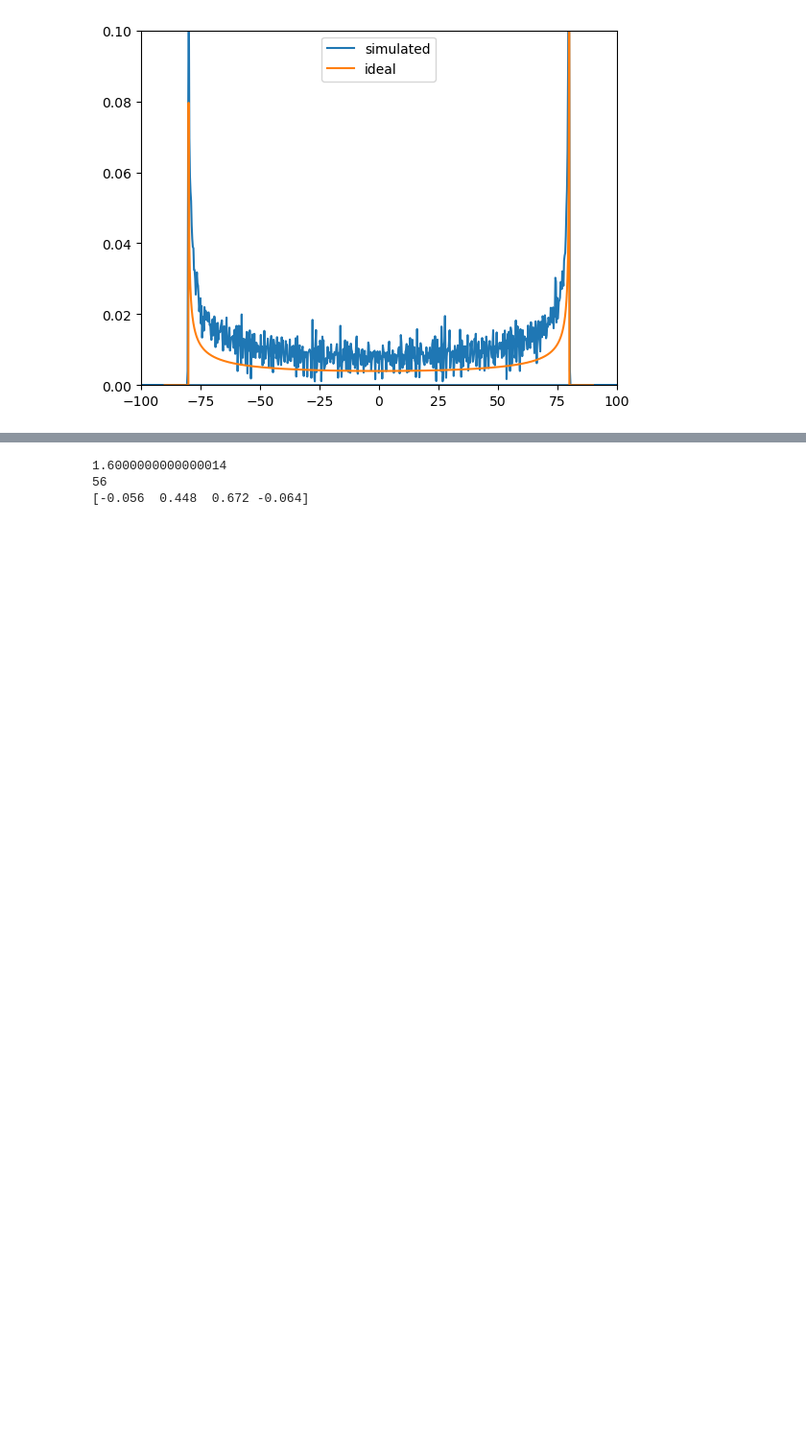
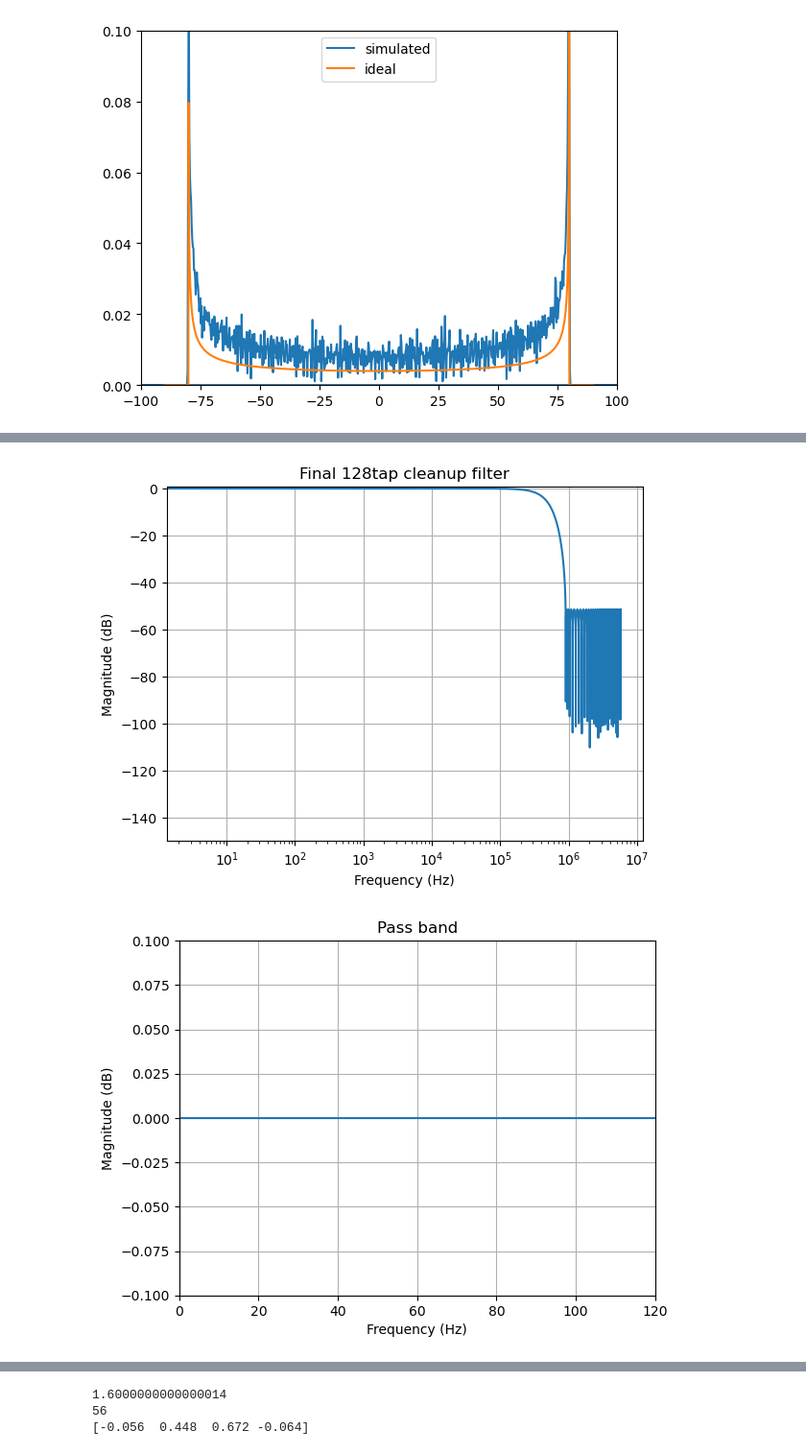
Before and after one commit to zachrjt/openTETRAphymac, a Jupyter notebook: software/channel_sim.ipynb, the cells around one changed output, grey strips where cells are left out. Shown at 96% size. Drawn from its saved outputs; the diff is of its cells as text; code cells hidden in the pictures; blank space fills up the shorter version.

```diff
--- a/software/channel_sim.ipynb
+++ b/software/channel_sim.ipynb
@@ -286,0 +268,30 @@ Text(0.5, 0, 'Time (s)')
+# %%
+fs = 11_520_000
+l_clean = sp.signal.remez(65, [0, 30_000, 900_000, fs/2], [1, 0], weight=[1, 100], fs=fs)
+dc_gain = np.sum(l_clean)
+l_clean /= dc_gain
+N_fft = 2**22
+H = sp.fft.rfft(l_clean, N_fft)
+f = sp.fft.rfftfreq(N_fft, d=1/fs)
+
+plt.figure()
+plt.semilogx(f, 10*np.log10(np.abs(H) + 1e-120))
+plt.xlabel("Frequency (Hz)")
+plt.ylabel("Magnitude (dB)")
+plt.title("Final 128tap cleanup filter")
+plt.grid(True)
+plt.ylim(-150, 1)
+plt.show()
+
+plt.figure()
+plt.plot(f, 10*np.log10(np.abs(H) + 1e-120))
+plt.xlabel("Frequency (Hz)")
+plt.ylabel("Magnitude (dB)")
+plt.title("Pass band")
+plt.grid(True)
+plt.xlim(0, 120)
+plt.ylim(-.1, .1)
+plt.show()
+# %% [output]
+[figure, added]
+[figure, added]
```
Also changed, not shown: parts of 20 cells of this notebook, 5 other files.
